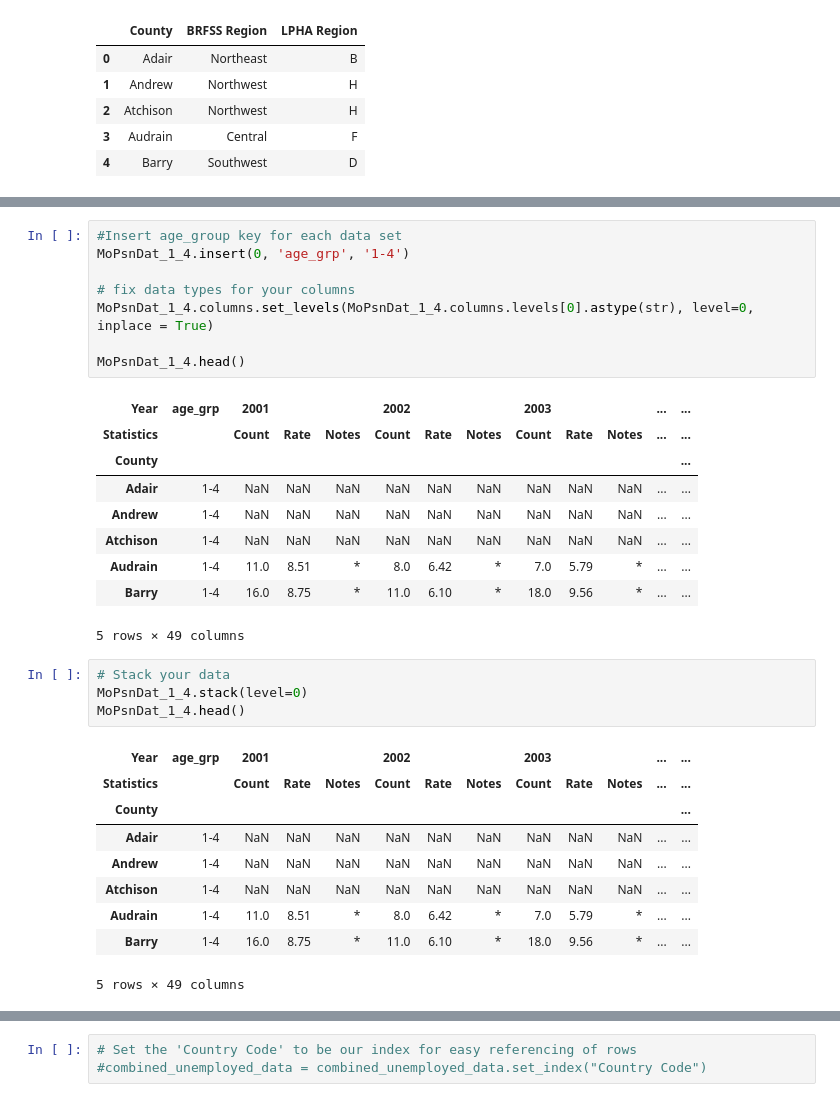
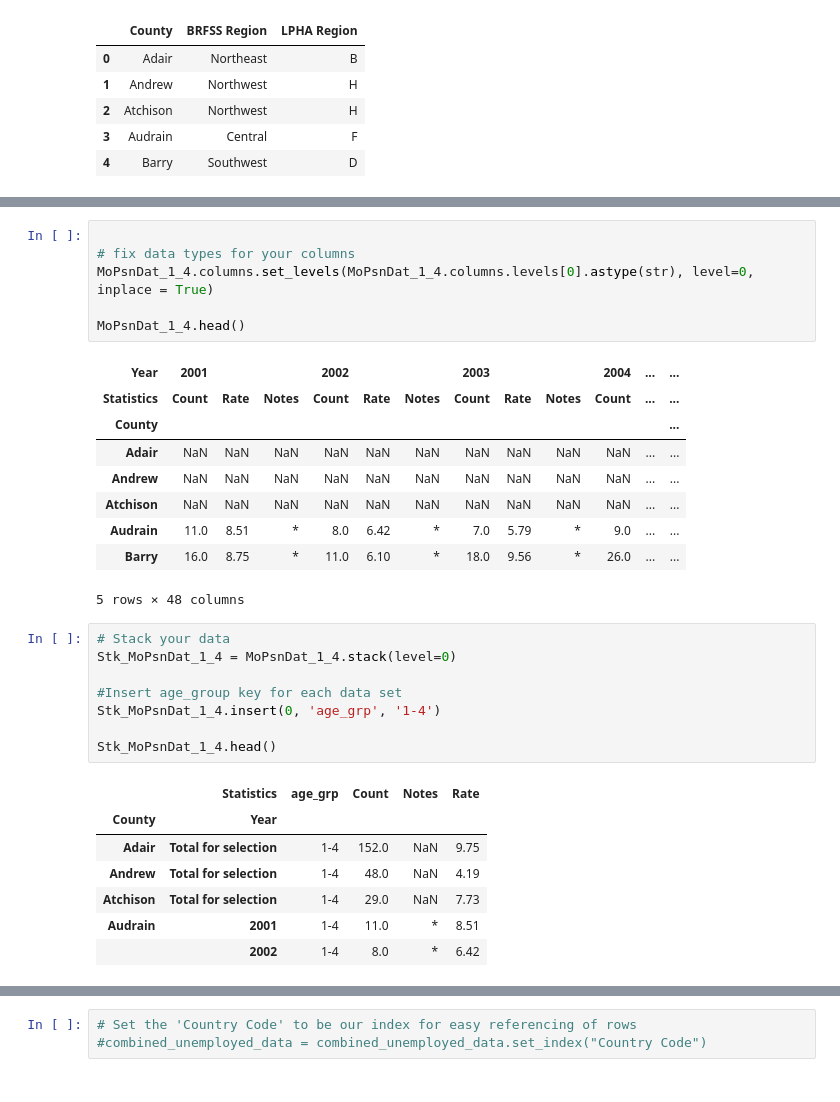
Before and after one commit to tmatoushek/PoisonProject_WashU_TTh, a Jupyter notebook: Final_Code_and_DataFiles/poison_starter_code_tgm_IV.ipynb, the cells around one changed output, grey strips where cells are left out. Saved outputs shown, nothing was run; the diff lists cells and outputs as text.

```diff
--- a/Final_Code_and_DataFiles/poison_starter_code_tgm_IV.ipynb
+++ b/Final_Code_and_DataFiles/poison_starter_code_tgm_IV.ipynb
@@ -104,33 +104,33 @@ MoPsnDat_0_1.head()
 # %%
-#Insert age_group key for each data set
-MoPsnDat_1_4.insert(0, 'age_grp', '1-4')
 
 # fix data types for your columns
 MoPsnDat_1_4.columns.set_levels(MoPsnDat_1_4.columns.levels[0].astype(str), level=0, inplace = True)
 
 MoPsnDat_1_4.head()
 # %% [output]
-| Year | age_grp | 2001 |  |  | 2002 |  |  | 2003 |  |  | ... | ... |
-| Statistics |  | Count | Rate | Notes | Count | Rate | Notes | Count | Rate | Notes | ... | ... |
+| Year | 2001 |  |  | 2002 |  |  | 2003 |  |  | 2004 | ... | ... |
+| Statistics | Count | Rate | Notes | Count | Rate | Notes | Count | Rate | Notes | Count | ... | ... |
 | County |  |  |  |  |  |  |  |  |  |  |  | ... |
-| Adair | 1-4 | NaN | NaN | NaN | NaN | NaN | NaN | NaN | NaN | NaN | ... | ... |
-| Andrew | 1-4 | NaN | NaN | NaN | NaN | NaN | NaN | NaN | NaN | NaN | ... | ... |
-| Atchison | 1-4 | NaN | NaN | NaN | NaN | NaN | NaN | NaN | NaN | NaN | ... | ... |
-| Audrain | 1-4 | 11.0 | 8.51 | * | 8.0 | 6.42 | * | 7.0 | 5.79 | * | ... | ... |
-| Barry | 1-4 | 16.0 | 8.75 | * | 11.0 | 6.10 | * | 18.0 | 9.56 | * | ... | ... |
+| Adair | NaN | NaN | NaN | NaN | NaN | NaN | NaN | NaN | NaN | NaN | ... | ... |
+| Andrew | NaN | NaN | NaN | NaN | NaN | NaN | NaN | NaN | NaN | NaN | ... | ... |
+| Atchison | NaN | NaN | NaN | NaN | NaN | NaN | NaN | NaN | NaN | NaN | ... | ... |
+| Audrain | 11.0 | 8.51 | * | 8.0 | 6.42 | * | 7.0 | 5.79 | * | 9.0 | ... | ... |
+| Barry | 16.0 | 8.75 | * | 11.0 | 6.10 | * | 18.0 | 9.56 | * | 26.0 | ... | ... |
-5 rows × 49 columns
+5 rows × 48 columns
 # %%
 # Stack your data
-MoPsnDat_1_4.stack(level=0)
-MoPsnDat_1_4.head()
+Stk_MoPsnDat_1_4 = MoPsnDat_1_4.stack(level=0)
+
+#Insert age_group key for each data set
+Stk_MoPsnDat_1_4.insert(0, 'age_grp', '1-4')
+
+Stk_MoPsnDat_1_4.head()
 # %% [output]
-| Year | age_grp | 2001 |  |  | 2002 |  |  | 2003 |  |  | ... | ... |
-| Statistics |  | Count | Rate | Notes | Count | Rate | Notes | Count | Rate | Notes | ... | ... |
-| County |  |  |  |  |  |  |  |  |  |  |  | ... |
-| Adair | 1-4 | NaN | NaN | NaN | NaN | NaN | NaN | NaN | NaN | NaN | ... | ... |
-| Andrew | 1-4 | NaN | NaN | NaN | NaN | NaN | NaN | NaN | NaN | NaN | ... | ... |
-| Atchison | 1-4 | NaN | NaN | NaN | NaN | NaN | NaN | NaN | NaN | NaN | ... | ... |
-| Audrain | 1-4 | 11.0 | 8.51 | * | 8.0 | 6.42 | * | 7.0 | 5.79 | * | ... | ... |
-| Barry | 1-4 | 16.0 | 8.75 | * | 11.0 | 6.10 | * | 18.0 | 9.56 | * | ... | ... |
+|  | Statistics | age_grp | Count | Notes | Rate |
+| County | Year |  |  |  |  |
+| Adair | Total for selection | 1-4 | 152.0 | NaN | 9.75 |
+| Andrew | Total for selection | 1-4 | 48.0 | NaN | 4.19 |
+| Atchison | Total for selection | 1-4 | 29.0 | NaN | 7.73 |
+| Audrain | 2001 | 1-4 | 11.0 | * | 8.51 |
+|  | 2002 | 1-4 | 8.0 | * | 6.42 |
-5 rows × 49 columns
 # %%
```
Also changed, not shown: parts of 21 cells of this notebook, 1 other file.
